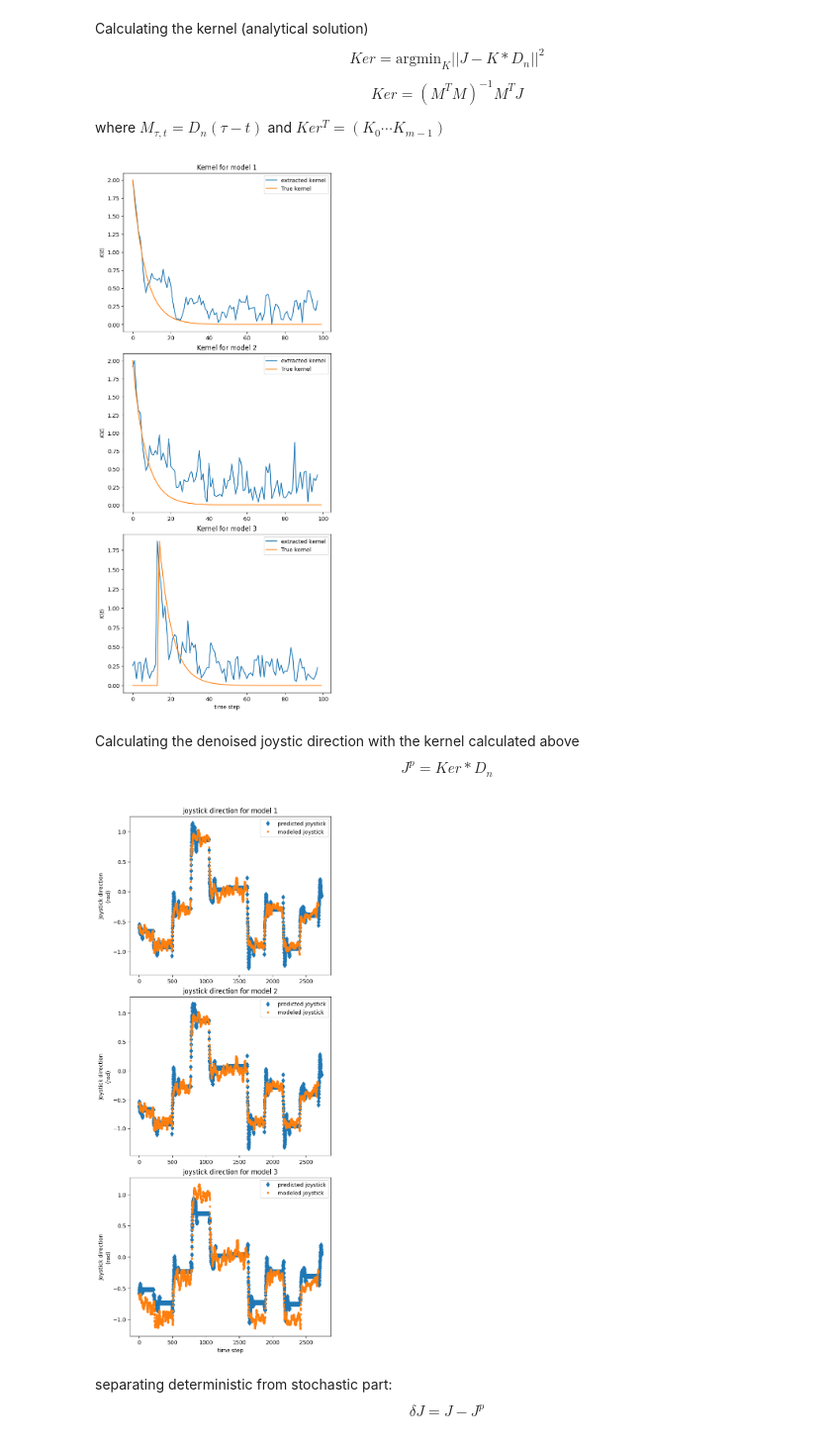
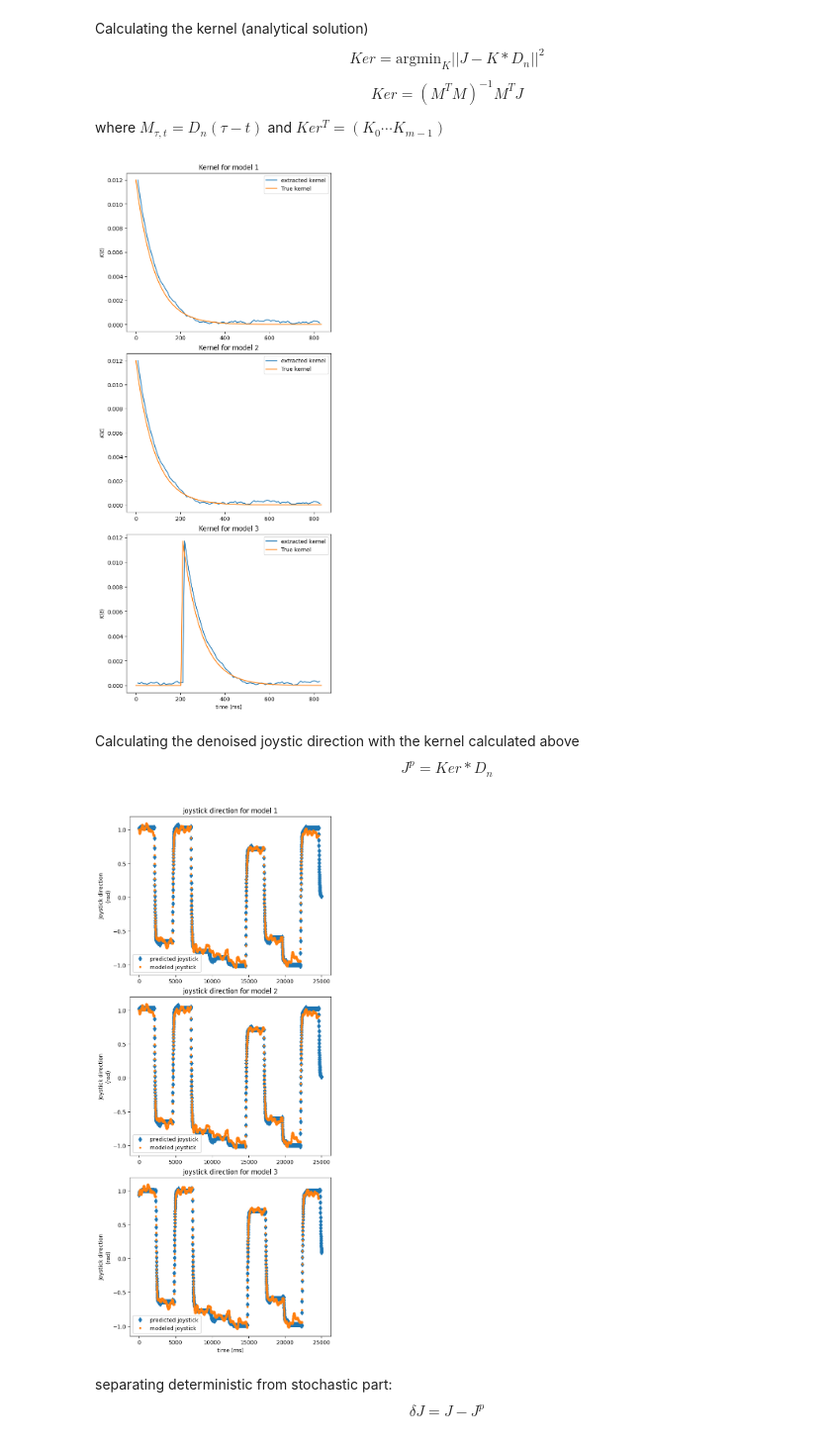
Before and after one commit to SocCog-Team/CPR-modeling, a Jupyter notebook: PhD_jupyter.ipynb, the cells around one changed output. Shown: that part at 99% size. Drawn from its saved outputs; the diff is of its cells as text; code cells hidden in the pictures.

```diff
--- a/PhD_jupyter.ipynb
+++ b/PhD_jupyter.ipynb
@@ -10,15 +10,15 @@ with : $D_n(t)=c\exp(i\alpha(t))$ and $\delta D$ is a complex valued OU_process
 Recall that a real OU_process is defined as $$\dot{x}= -\gamma x + \sigma \eta$$
 with $\eta$ a gaussian white noise
 # %%
-#D_n : nominal direction
-#data_dir : noisy direction (real direction)
-data_dir, D_n = get_data()
+gen = Generate_data()
+gen.epsilon_JS = 0
+data_dir, D_n = gen.get_data()
 delta_D = data_dir - D_n
-dt = 200/len(data_dir)
 n = 100 #kernel size
-list_t = np.linspace(0,n*dt,n)
-tau=0.5
-lag = 1
+list_t = np.linspace(0,n*gen.dt_obs,n)
+tau = 10*gen.dt_obs #kernel parameter in ms
+lag = 25*gen.dt_obs #kernel parameter in ms
+times = np.linspace(0,gen.T,gen.nb_pt)
 # %% [markdown]
 Comparing with 3 models for simulated joystick data
 
@@ -34,9 +34,9 @@ Model 3 (introducing a lag T to model 1):
 $$J = g \ast D$$
 with : $g(t)=\frac{1}{\tau}\exp(-\frac{t-T}{\tau})\theta(t-T)$
 # %%
-J1 = JS_1(data_dir)
-J2 = JS_2(data_dir)
-J3 = JS_3(data_dir)
+J1 = gen.JS_1(data_dir,tau=tau)
+J2 = gen.JS_2(data_dir,tau=tau)
+J3 = gen.JS_3(data_dir,tau=tau,lag=lag)
 #d_n_mat : nominal direction as a matrix
 d_n_mat = D_n_matrix(D_n,n) #D_n[a:b]
 # %%
@@ -90,34 +90,34 @@ list_ratio = []
 for (k,ker),ker_th in zip(enumerate([ker1,ker2,ker3]),[ker_th1,ker_th2,ker_th3]):
     ratio = np.max(np.abs(ker_th))/np.max(np.abs(ker[1:-1])) # multiplicative ratio that doesn't affect the characteristic time
     list_ratio.append(ratio)
-    ax[k].plot(np.abs(ker[1:-1]*ratio),label='extracted kernel')
-    ax[k].plot(np.abs(ker_th),label='True kernel')
+    ax[k].plot(list_t[1:-1],np.abs(ker[1:-1]*ratio),label='extracted kernel')
+    ax[k].plot(list_t,np.abs(ker_th),label='True kernel')
     ax[k].set_title('Kernel for model '+str(k+1))
     ax[k].set_ylabel(r'$K(t)$')
     ax[k].legend()
-ax[k].set_xlabel('time step')
+ax[k].set_xlabel('time (ms)')
 plt.show()
 # %% [output]
-[figure, old version]
+[figure, new version]
 # %% [markdown]
 Calculating the denoised joystic direction with the kernel calculated above
 $$J^{p}= Ker\ast D_n$$
 # %%
-J_p1 = np.convolve(list_ratio[0]*ker1,D_n,mode='same')*dt
-J_p2 = np.convolve(list_ratio[1]*ker2,D_n,mode='same')*dt
-J_p3 = np.convolve(list_ratio[2]*ker3,D_n,mode='same')*dt
+J_p1 = np.convolve(list_ratio[0]*ker1,D_n,mode='same')*gen.dt_obs
+J_p2 = np.convolve(list_ratio[1]*ker2,D_n,mode='same')*gen.dt_obs
+J_p3 = np.convolve(list_ratio[2]*ker3,D_n,mode='same')*gen.dt_obs
 # %%
 fig, ax = plt.subplots(3,constrained_layout=True,figsize=(6,14))
 for (k,J_p),J in zip(enumerate([J_p1,J_p2,J_p3]),[J1,J2,J3]):
-    ax[k].plot(np.real(J_p),'d',label='predicted joystick')
-    ax[k].plot(np.real(J)[50:],'.',label='modeled joystick')
+    ax[k].plot(times,np.real(J_p),'d',label='predicted joystick')
+    ax[k].plot(times[:-50],np.real(J)[50:],'.',label='modeled joystick')
     ax[k].set_title('joystick direction for model '+str(k+1))
     ax[k].set_ylabel('Joystick direction\n(rad)')
     ax[k].legend()
-ax[k].set_xlabel('time step')
+ax[k].set_xlabel('time (ms)')
 plt.show()
 # %% [output]
-[figure, old version]
+[figure, new version]
 # %% [markdown]
 separating deterministic from stochastic part:
 $$\delta J = J - J^{p}$$
```
Also changed, not shown: parts of 13 cells of this notebook, 1 other file.
